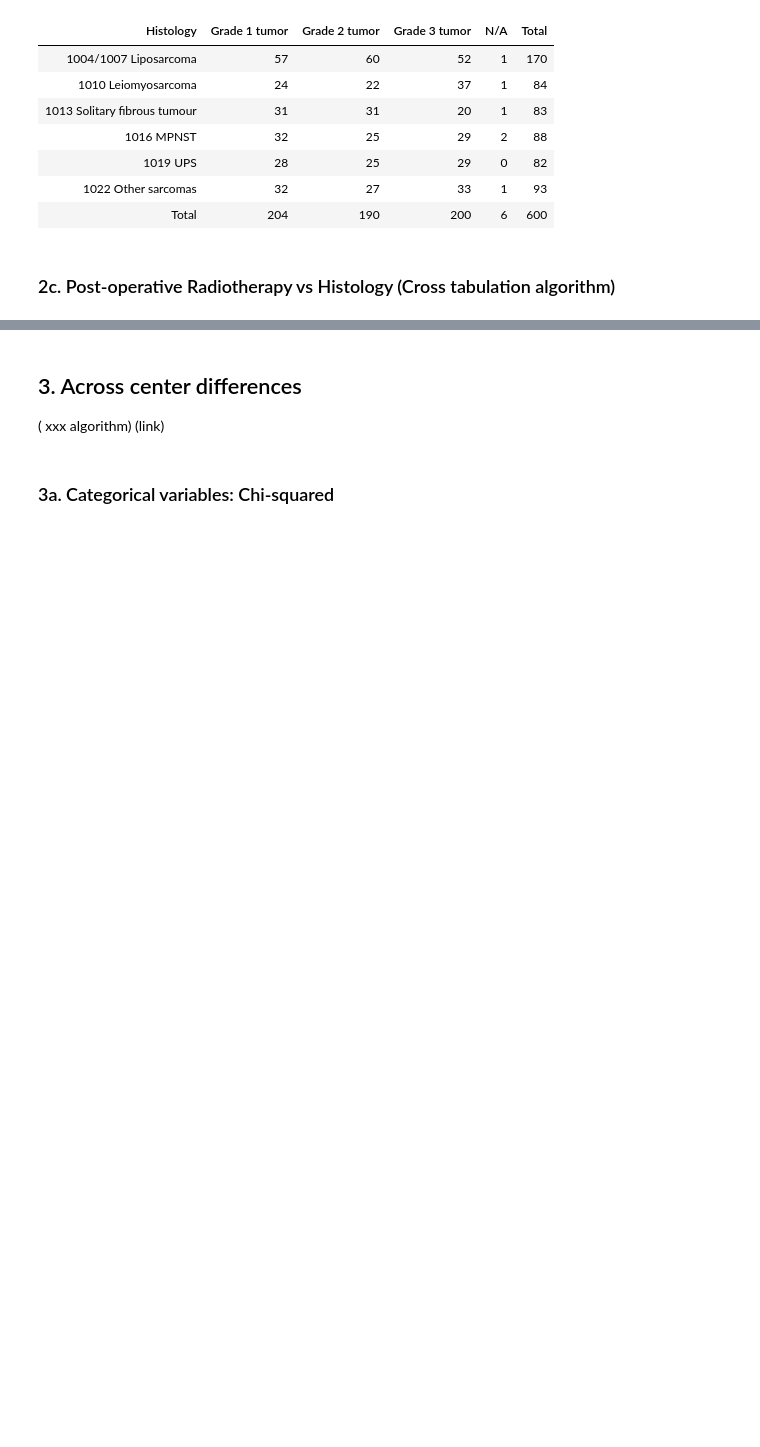
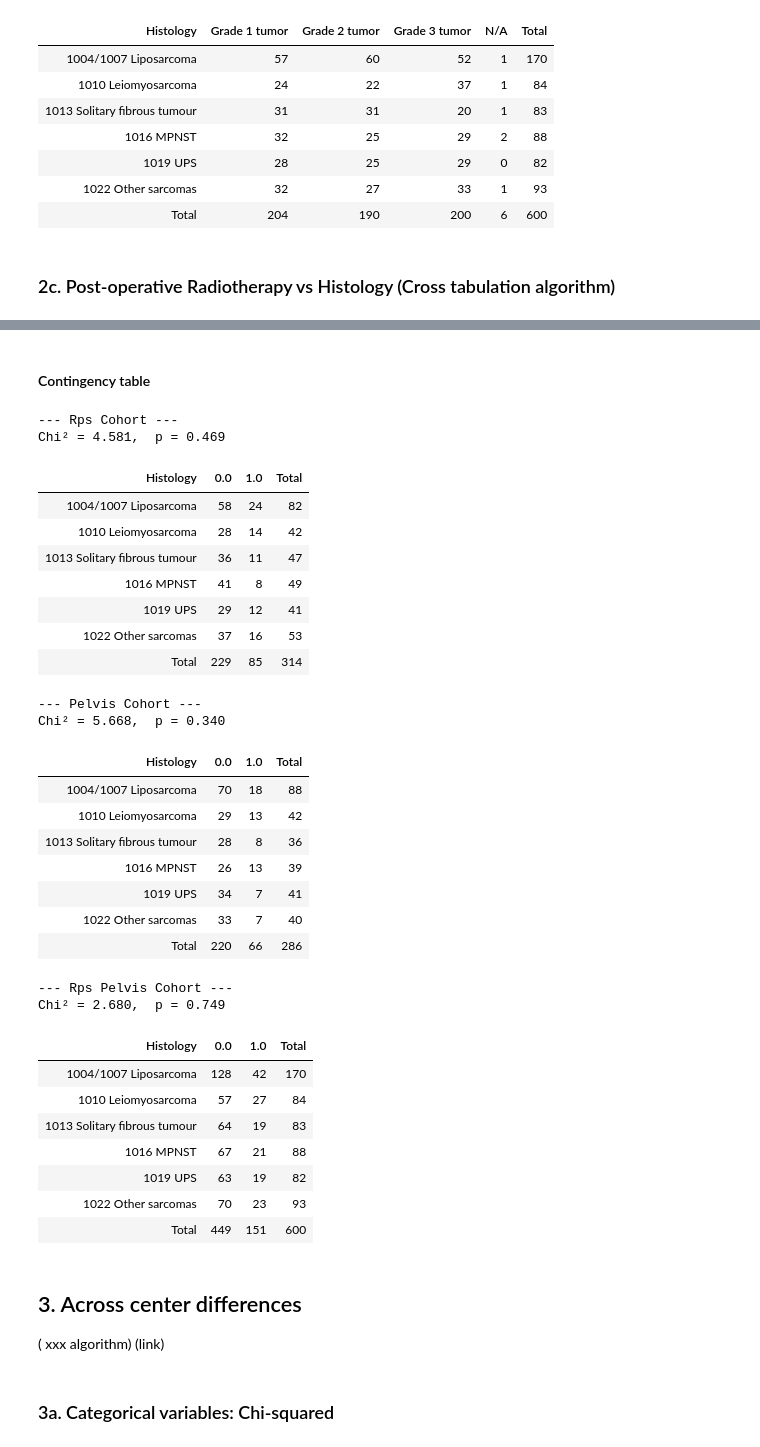
Before and after one commit to IKNL/idea4rc-vantage6-algorithms, a Jupyter notebook: use_cases/sarcoma_v3.ipynb, the cells around one changed output, grey strips where cells are left out. Drawn from its saved outputs; the diff is of its cells as text; code cells hidden in the pictures; blank space fills up the shorter version.

Commit message:
Sarcoma Use Case Updated again

```diff
--- a/use_cases/sarcoma_v3.ipynb
+++ b/use_cases/sarcoma_v3.ipynb
@@ -1245,7 +1311,7 @@ Chi² = 12.286,  p = 0.657
 input_ = {
         "kwargs":{
             "results_col": "POST_OPERATIVE_RADIO",
-            "group_cols": ["FNCLCC_GRADE"],
+            "group_cols": ["HISTOLOGY"],
             "organizations_to_include": [0,1],
         }
     }
@@ -1258,4 +1324,4 @@ task = client.task.create(
 
 client.wait_for_results(task_id=task.get("id"))
 result = client.result.from_task(task_id=task.get("id"))
-result #@TODO Frank: why does this not work?
+result
@@ -1324,3 +1363,38 @@ pelvis_cohort
+# %% [markdown]
+#### Contingency table
+# %%
+visualize_contingency(result, row_var="HISTOLOGY", col_var="POST_OPERATIVE_RADIO")
+# %% [output]
+--- Rps Cohort ---
+Chi² = 4.581,  p = 0.469
+| Histology | 0.0 | 1.0 | Total |
+| 1004/1007 Liposarcoma | 58 | 24 | 82 |
+| 1010 Leiomyosarcoma | 28 | 14 | 42 |
+| 1013 Solitary fibrous tumour | 36 | 11 | 47 |
+| 1016 MPNST | 41 | 8 | 49 |
+| 1019 UPS | 29 | 12 | 41 |
+| 1022 Other sarcomas | 37 | 16 | 53 |
+| Total | 229 | 85 | 314 |
+--- Pelvis Cohort ---
+Chi² = 5.668,  p = 0.340
+| Histology | 0.0 | 1.0 | Total |
+| 1004/1007 Liposarcoma | 70 | 18 | 88 |
+| 1010 Leiomyosarcoma | 29 | 13 | 42 |
+| 1013 Solitary fibrous tumour | 28 | 8 | 36 |
+| 1016 MPNST | 26 | 13 | 39 |
+| 1019 UPS | 34 | 7 | 41 |
+| 1022 Other sarcomas | 33 | 7 | 40 |
+| Total | 220 | 66 | 286 |
+--- Rps Pelvis Cohort ---
+Chi² = 2.680,  p = 0.749
+| Histology | 0.0 | 1.0 | Total |
+| 1004/1007 Liposarcoma | 128 | 42 | 170 |
+| 1010 Leiomyosarcoma | 57 | 27 | 84 |
+| 1013 Solitary fibrous tumour | 64 | 19 | 83 |
+| 1016 MPNST | 67 | 21 | 88 |
+| 1019 UPS | 63 | 19 | 82 |
+| 1022 Other sarcomas | 70 | 23 | 93 |
+| Total | 449 | 151 | 600 |
 # %% [markdown]
 ## 3. Across center differences
 ( xxx algorithm)
```
Also changed, not shown: parts of 10 cells of this notebook.
